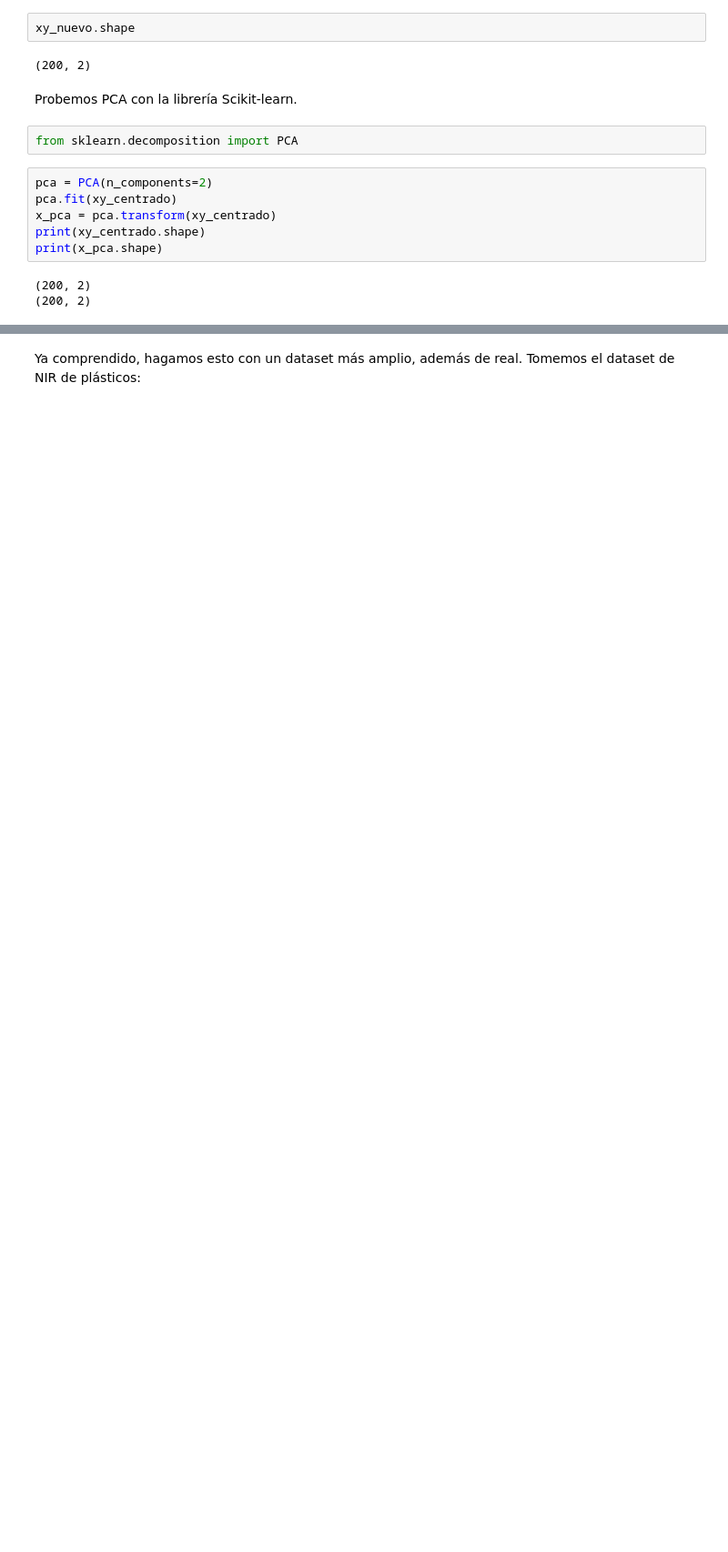
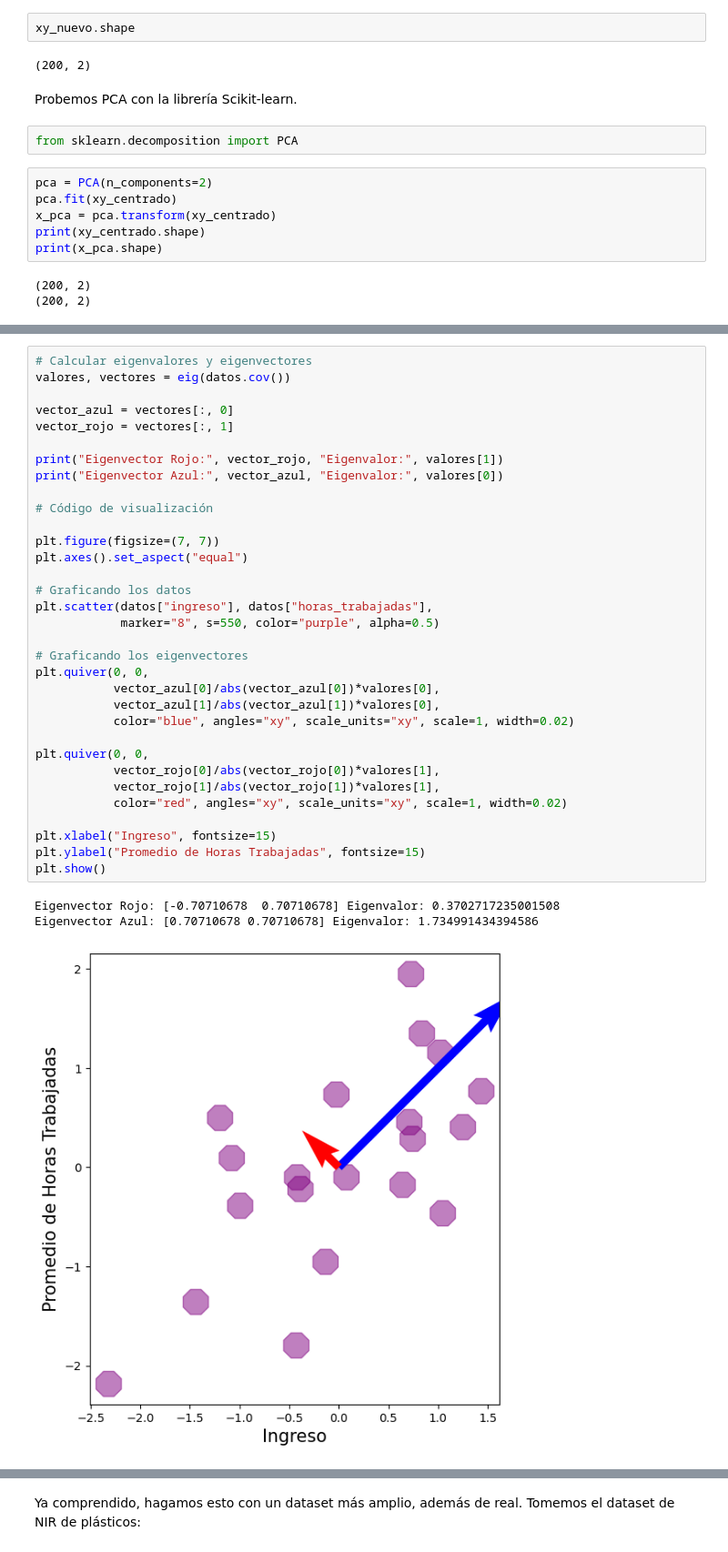
Before and after one commit to robertbarac/MatematicasParaRedesNeuronalesYQuimiometriaEnPythonDesdeCero, a Jupyter notebook: pca.ipynb, the cells around one changed output, grey strips where cells are left out. Shown at 91% size. Saved outputs shown, nothing was run; the diff lists cells and outputs as text; blank space fills up the shorter version.

```diff
--- a/pca.ipynb
+++ b/pca.ipynb
@@ -207,0 +287,37 @@ print(x_pca.shape)
+# %%
+# Calcular eigenvalores y eigenvectores
+valores, vectores = eig(datos.cov())
+
+vector_azul = vectores[:, 0]
+vector_rojo = vectores[:, 1]
+
+print("Eigenvector Rojo:", vector_rojo, "Eigenvalor:", valores[1])
+print("Eigenvector Azul:", vector_azul, "Eigenvalor:", valores[0])
+
+# Código de visualización
+
+plt.figure(figsize=(7, 7))
+plt.axes().set_aspect("equal")
+
+# Graficando los datos
+plt.scatter(datos["ingreso"], datos["horas_trabajadas"],
+            marker="8", s=550, color="purple", alpha=0.5)
+
+# Graficando los eigenvectores
+plt.quiver(0, 0,
+           vector_azul[0]/abs(vector_azul[0])*valores[0],
+           vector_azul[1]/abs(vector_azul[1])*valores[0],
+           color="blue", angles="xy", scale_units="xy", scale=1, width=0.02)
+
+plt.quiver(0, 0,
+           vector_rojo[0]/abs(vector_rojo[0])*valores[1],
+           vector_rojo[1]/abs(vector_rojo[1])*valores[1],
+           color="red", angles="xy", scale_units="xy", scale=1, width=0.02)
+
+plt.xlabel("Ingreso", fontsize=15)
+plt.ylabel("Promedio de Horas Trabajadas", fontsize=15)
+plt.show()
+# %% [output]
+Eigenvector Rojo: [-0.70710678  0.70710678] Eigenvalor: 0.3702717235001508
+Eigenvector Azul: [0.70710678 0.70710678] Eigenvalor: 1.734991434394586
+[figure, added]
```
Also changed, not shown: parts of 26 cells of this notebook, 2 other files.
